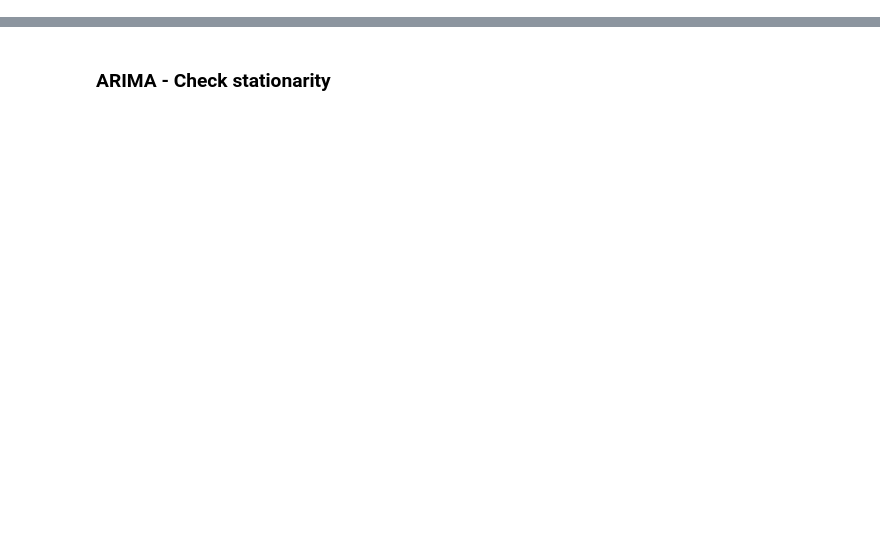
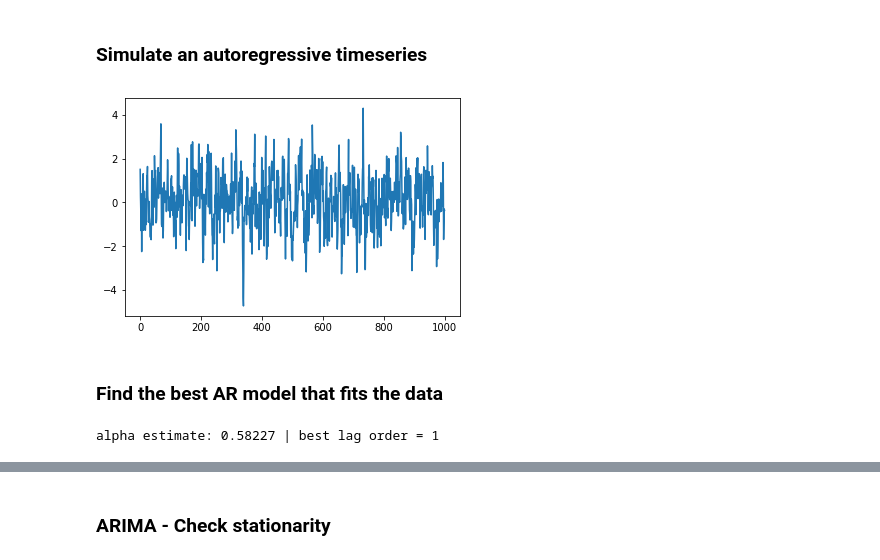
Before and after one commit to NRauschmayr/Seattle_Workshop, a Jupyter notebook: Forecasting/Forecasting.ipynb, the cells around one changed output, grey strips where cells are left out. Drawn from its saved outputs; the diff is of its cells as text; code cells hidden in the pictures; blank space fills up the shorter version.

```diff
--- a/Forecasting/Forecasting.ipynb
+++ b/Forecasting/Forecasting.ipynb
@@ -64,0 +74,29 @@ moving_average = df[0].rolling(50).mean()
+# %% [markdown]
+### Simulate an autoregressive timeseries
+# %%
+# set seed
+np.random.seed(1)
+
+# initialize x and w
+x = w = np.random.normal(size=1000)
+
+# create timeseries
+for t in range(1000):
+    x[t] = 0.6*x[t-1] + w[t]
+
+# plot
+plt.plot(x)
+plt.show()
+# %% [output]
+[figure, added]
+# %% [markdown]
+### Find the best AR model that fits the data
+# %%
+import statsmodels.tsa.api as smt
+
+mdl = smt.AR(x).fit(maxlag=30, ic='aic', trend='nc')
+est_order = smt.AR(x).select_order(maxlag=30, ic='aic', trend='nc')
+
+print('\nalpha estimate: {:3.5f} | best lag order = {}'.format(mdl.params[0], est_order))
+# %% [output]
+alpha estimate: 0.58227 | best lag order = 1
```
Also changed, not shown: parts of 71 cells of this notebook.
